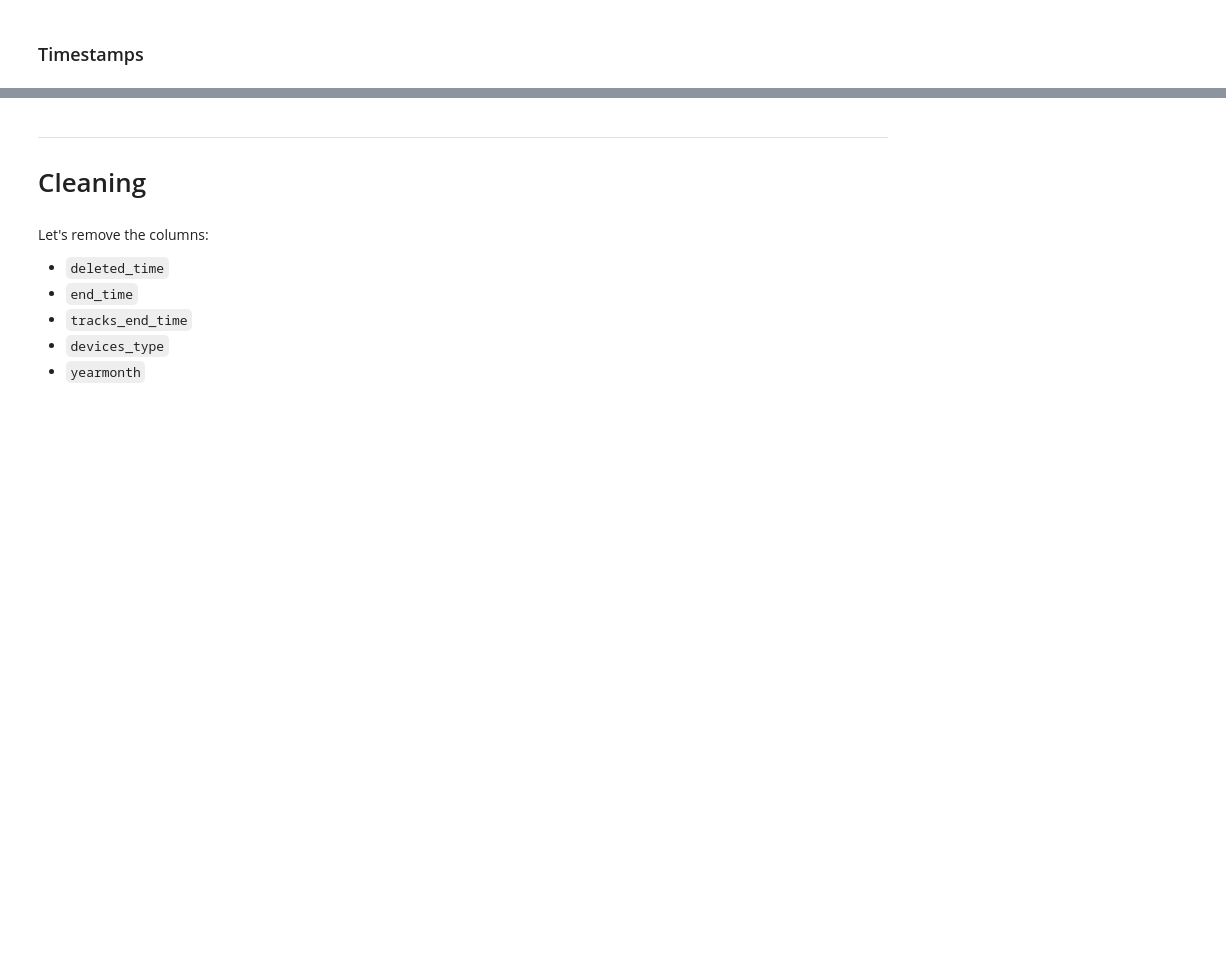
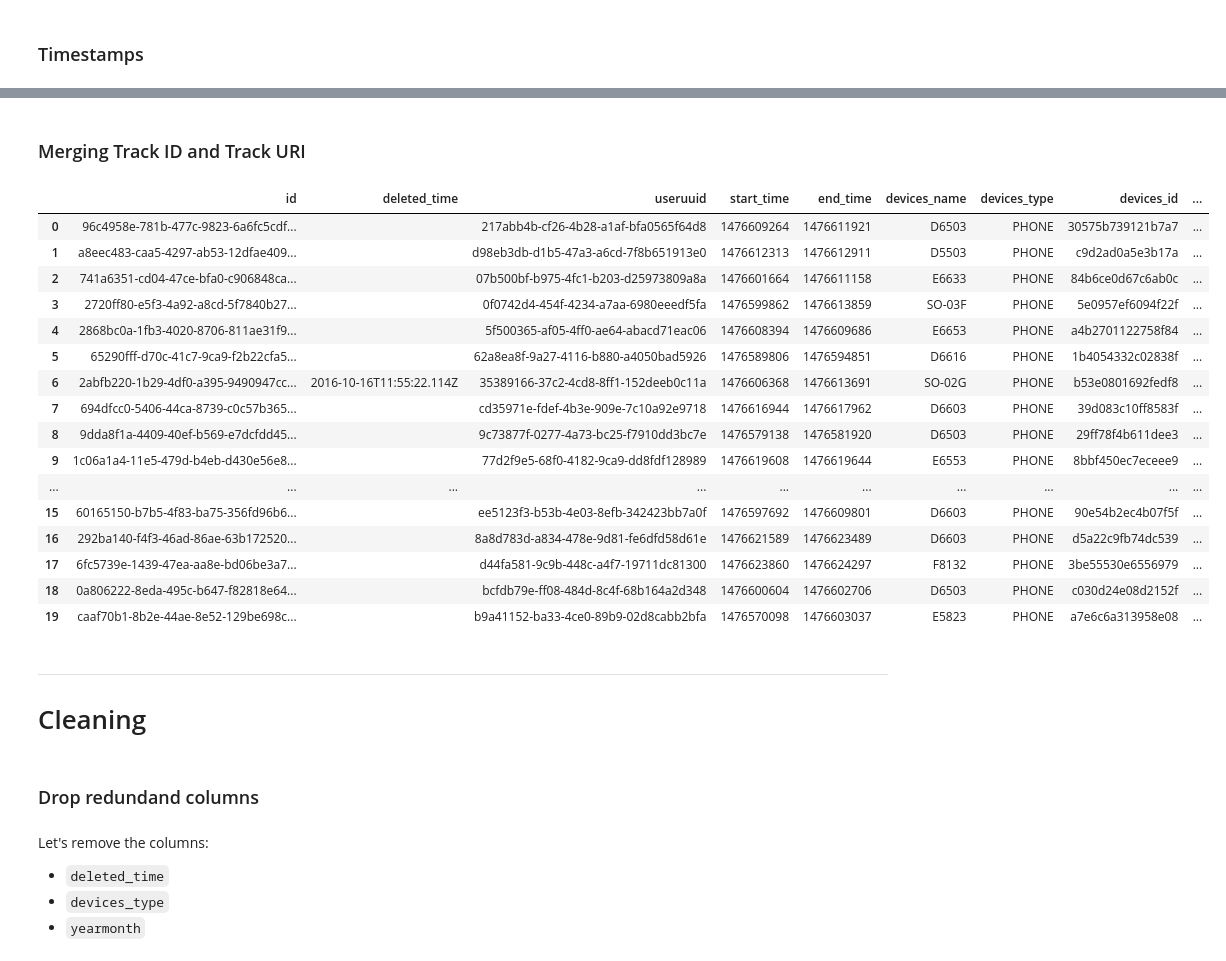
Before and after one commit to wojciechdk/Music_Spring_2021, a Jupyter notebook: documentation/notebooks/data_cleaning.ipynb, the cells around one changed output, grey strips where cells are left out. Saved outputs shown, nothing was run; the diff lists cells and outputs as text; code cells hidden in the pictures; blank space fills up the shorter version.

```diff
--- a/documentation/notebooks/data_cleaning.ipynb
+++ b/documentation/notebooks/data_cleaning.ipynb
@@ -343,12 +341,41 @@ df2.toPandas().head()
+# %% [markdown]
+### Merging Track ID and Track URI
+# %%
+df2 = (
+    df2
+    .withColumn('track_id',
+                f.concat(f.col('tracks_id'),
+                         f.col('tracks_uri')))
+)
+
+df2.toPandas().head(20)
+# %% [output]
+|  | id | deleted_time | useruuid | start_time | end_time | devices_name | devices_type | devices_id | ... |
+| 0 | 96c4958e-781b-477c-9823-6a6fc5cdf... |  | 217abb4b-cf26-4b28-a1af-bfa0565f64d8 | 1476609264 | 1476611921 | D6503 | PHONE | 30575b739121b7a7 | ... |
+| 1 | a8eec483-caa5-4297-ab53-12dfae409... |  | d98eb3db-d1b5-47a3-a6cd-7f8b651913e0 | 1476612313 | 1476612911 | D5503 | PHONE | c9d2ad0a5e3b17a | ... |
+| 2 | 741a6351-cd04-47ce-bfa0-c906848ca... |  | 07b500bf-b975-4fc1-b203-d25973809a8a | 1476601664 | 1476611158 | E6633 | PHONE | 84b6ce0d67c6ab0c | ... |
+| 3 | 2720ff80-e5f3-4a92-a8cd-5f7840b27... |  | 0f0742d4-454f-4234-a7aa-6980eeedf5fa | 1476599862 | 1476613859 | SO-03F | PHONE | 5e0957ef6094f22f | ... |
+| 4 | 2868bc0a-1fb3-4020-8706-811ae31f9... |  | 5f500365-af05-4ff0-ae64-abacd71eac06 | 1476608394 | 1476609686 | E6653 | PHONE | a4b2701122758f84 | ... |
+| 5 | 65290fff-d70c-41c7-9ca9-f2b22cfa5... |  | 62a8ea8f-9a27-4116-b880-a4050bad5926 | 1476589806 | 1476594851 | D6616 | PHONE | 1b4054332c02838f | ... |
+| 6 | 2abfb220-1b29-4df0-a395-9490947cc... | 2016-10-16T11:55:22.114Z | 35389166-37c2-4cd8-8ff1-152deeb0c11a | 1476606368 | 1476613691 | SO-02G | PHONE | b53e0801692fedf8 | ... |
+| 7 | 694dfcc0-5406-44ca-8739-c0c57b365... |  | cd35971e-fdef-4b3e-909e-7c10a92e9718 | 1476616944 | 1476617962 | D6603 | PHONE | 39d083c10ff8583f | ... |
+| 8 | 9dda8f1a-4409-40ef-b569-e7dcfdd45... |  | 9c73877f-0277-4a73-bc25-f7910dd3bc7e | 1476579138 | 1476581920 | D6503 | PHONE | 29ff78f4b611dee3 | ... |
+| 9 | 1c06a1a4-11e5-479d-b4eb-d430e56e8... |  | 77d2f9e5-68f0-4182-9ca9-dd8fdf128989 | 1476619608 | 1476619644 | E6553 | PHONE | 8bbf450ec7eceee9 | ... |
+| ... | ... | ... | ... | ... | ... | ... | ... | ... | ... |
+| 15 | 60165150-b7b5-4f83-ba75-356fd96b6... |  | ee5123f3-b53b-4e03-8efb-342423bb7a0f | 1476597692 | 1476609801 | D6603 | PHONE | 90e54b2ec4b07f5f | ... |
+| 16 | 292ba140-f4f3-46ad-86ae-63b172520... |  | 8a8d783d-a834-478e-9d81-fe6dfd58d61e | 1476621589 | 1476623489 | D6603 | PHONE | d5a22c9fb74dc539 | ... |
+| 17 | 6fc5739e-1439-47ea-aa8e-bd06be3a7... |  | d44fa581-9c9b-448c-a4f7-19711dc81300 | 1476623860 | 1476624297 | F8132 | PHONE | 3be55530e6556979 | ... |
+| 18 | 0a806222-8eda-495c-b647-f82818e64... |  | bcfdb79e-ff08-484d-8c4f-68b164a2d348 | 1476600604 | 1476602706 | D6503 | PHONE | c030d24e08d2152f | ... |
+| 19 | caaf70b1-8b2e-44ae-8e52-129be698c... |  | b9a41152-ba33-4ce0-89b9-02d8cabb2bfa | 1476570098 | 1476603037 | E5823 | PHONE | a7e6c6a313958e08 | ... |
 # %% [markdown]
 <hr style="border:2px solid black"></hr>
 
 # Cleaning
+# %% [markdown]
+### Drop redundand columns
 # %% [markdown]
 Let's remove the columns:
 
 * `deleted_time`
-* `end_time`
-* `tracks_end_time`
 * `devices_type`
 * `yearmonth`
```
Also changed, not shown: parts of 11 cells of this notebook.
